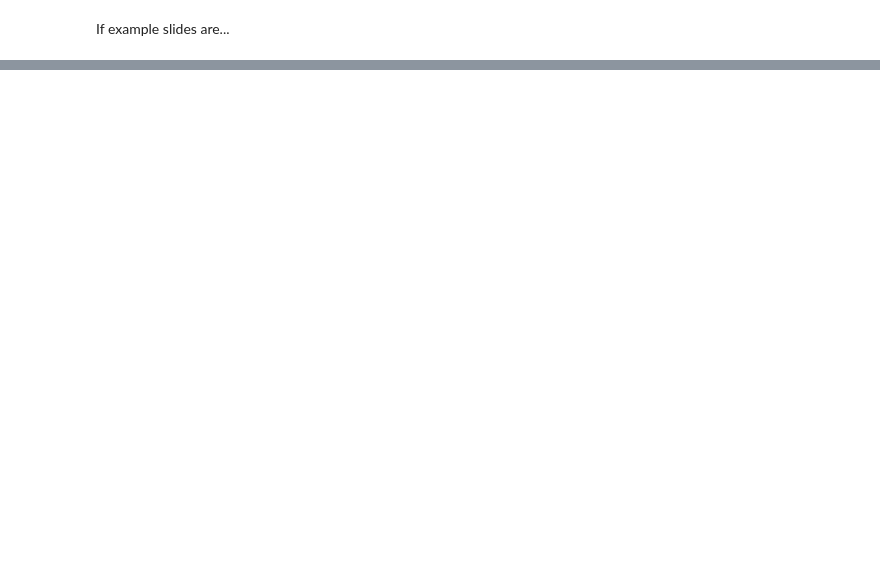
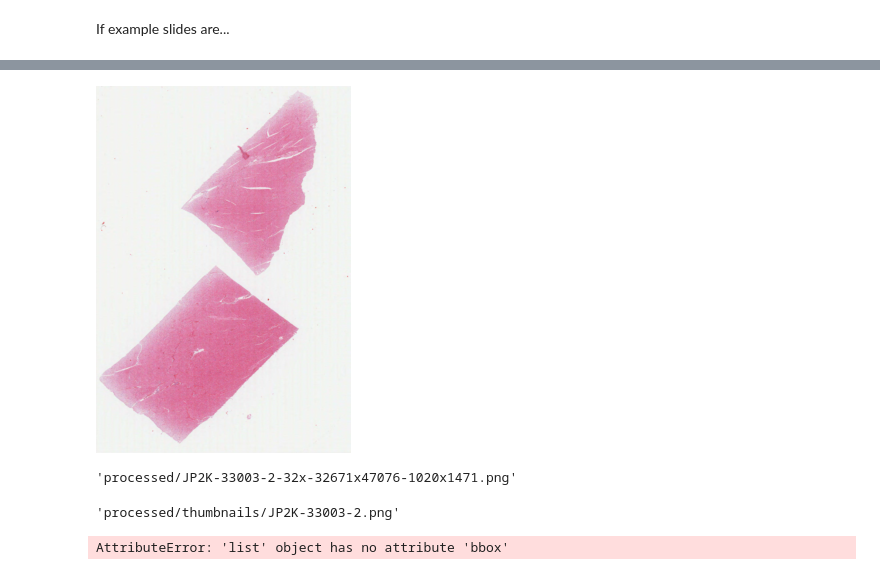
Before and after one commit to histolab/histolab, a Jupyter notebook: Untitled.ipynb, the cells around one changed output, grey strips where cells are left out. Cells and saved outputs as stored; diff of their text form; code cells hidden in the pictures; blank space fills up the shorter version.

```diff
--- a/Untitled.ipynb
+++ b/Untitled.ipynb
@@ -21,2 +51,6 @@ aorta_slide.name
+# %%
+Image.fromarray(heart_resampled)
+# %% [output]
+[figure, added]
 # %%
 aorta_slide.save_thumbnail()
@@ -22,0 +59,6 @@ aorta_slide.save_thumbnail()
+# %%
+aorta_slide.scaled_image_path()
+breast_slide.scaled_image_path()
+heart_slide.scaled_image_path()
+# %% [output]
+'processed/JP2K-33003-2-32x-32671x47076-1020x1471.png'
@@ -22,0 +67,8 @@ aorta_slide.save_thumbnail()
+# %%
+heart_slide.thumbnail_path
+# %% [output]
+'processed/thumbnails/JP2K-33003-2.png'
+# %%
+heart_slide.biggest_tissue_box_mask
+# %% [output]
+AttributeError: 'list' object has no attribute 'bbox'
```
Also changed, not shown: parts of 11 cells of this notebook, 2 other files.
